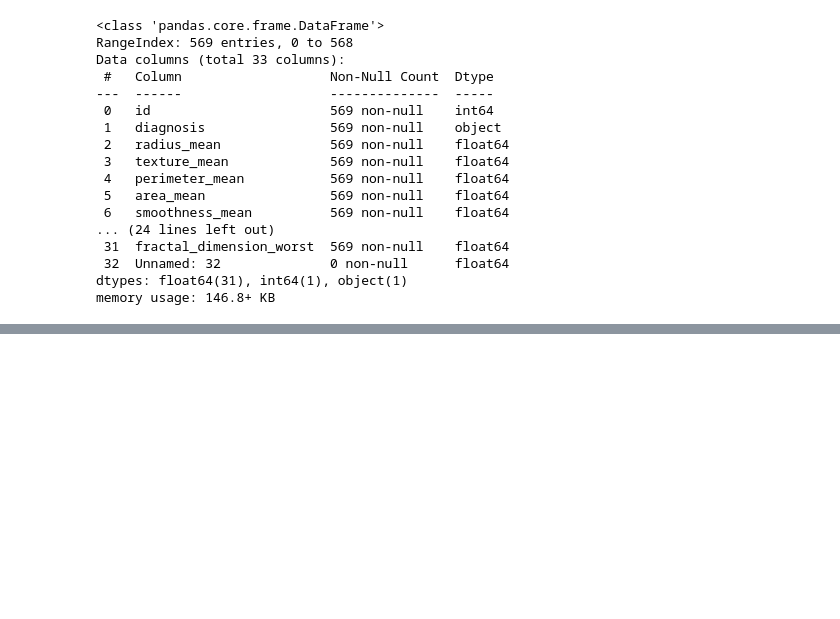
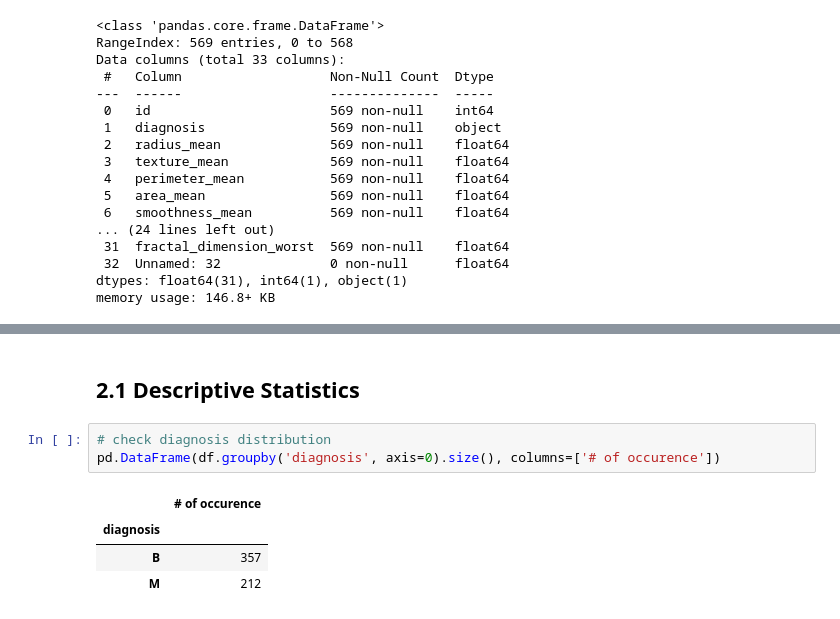
Before and after one commit to 0xNILADRI/breast-cancer, a Jupyter notebook: investigation.ipynb, the cells around one changed output, grey strips where cells are left out. Cells and saved outputs as stored; diff of their text form; blank space fills up the shorter version.

```diff
--- a/investigation.ipynb
+++ b/investigation.ipynb
@@ -109,0 +154,10 @@ The following details could be drawn after properly analysing the dataset :
+# %% [markdown]
+## 2.1 Descriptive Statistics
+# %%
+# check diagnosis distribution
+pd.DataFrame(df.groupby('diagnosis', axis=0).size(), columns=['# of occurence'])
+# %% [output]
+|  | # of occurence |
+| diagnosis |  |
+| B | 357 |
+| M | 212 |
```
Also changed, not shown: parts of 36 cells of this notebook, 3 other files.
